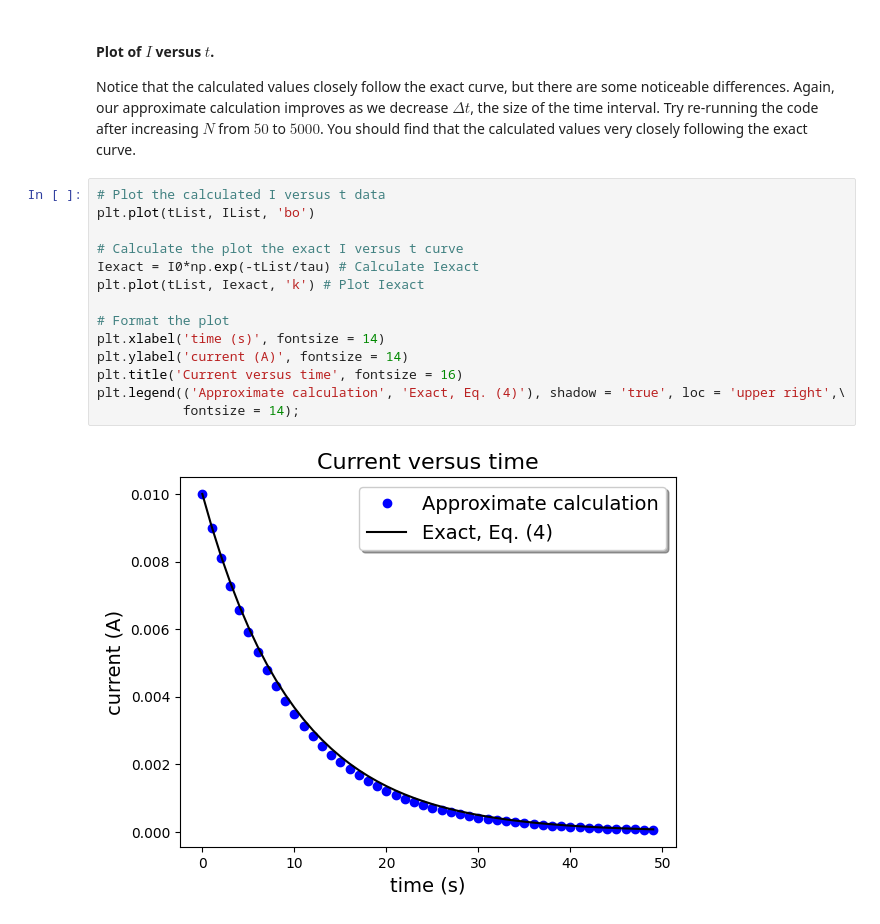
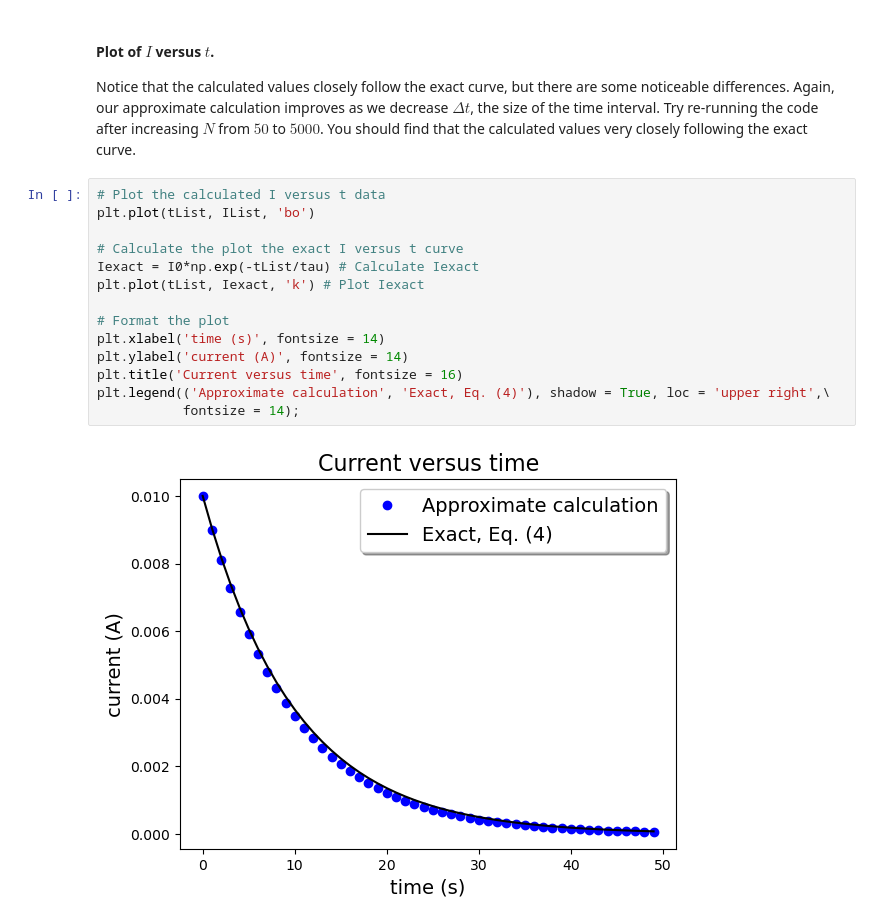
Before and after one commit to jake-bobowski/PHYS121, a Jupyter notebook: RC_charging_circuit.ipynb, the cells around one changed output. Saved outputs shown, nothing was run; the diff lists cells and outputs as text.

```diff
--- a/RC_charging_circuit.ipynb
+++ b/RC_charging_circuit.ipynb
@@ -113,16 +113,16 @@ Notice that the calculated values closely follow the exact curve, but there are
 # %%
 # Plot the calculated I versus t data
 plt.plot(tList, IList, 'bo')
 
 # Calculate the plot the exact I versus t curve
 Iexact = I0*np.exp(-tList/tau) # Calculate Iexact
 plt.plot(tList, Iexact, 'k') # Plot Iexact
 
 # Format the plot
 plt.xlabel('time (s)', fontsize = 14)
 plt.ylabel('current (A)', fontsize = 14)
 plt.title('Current versus time', fontsize = 16)
-plt.legend(('Approximate calculation', 'Exact, Eq. (4)'), shadow = 'true', loc = 'upper right',\
+plt.legend(('Approximate calculation', 'Exact, Eq. (4)'), shadow = True, loc = 'upper right',\
            fontsize = 14);
 # %% [output]
-[figure, old version]
+[figure, new version]
```
Also changed, not shown: parts of 2 cells of this notebook, 1 other file.
